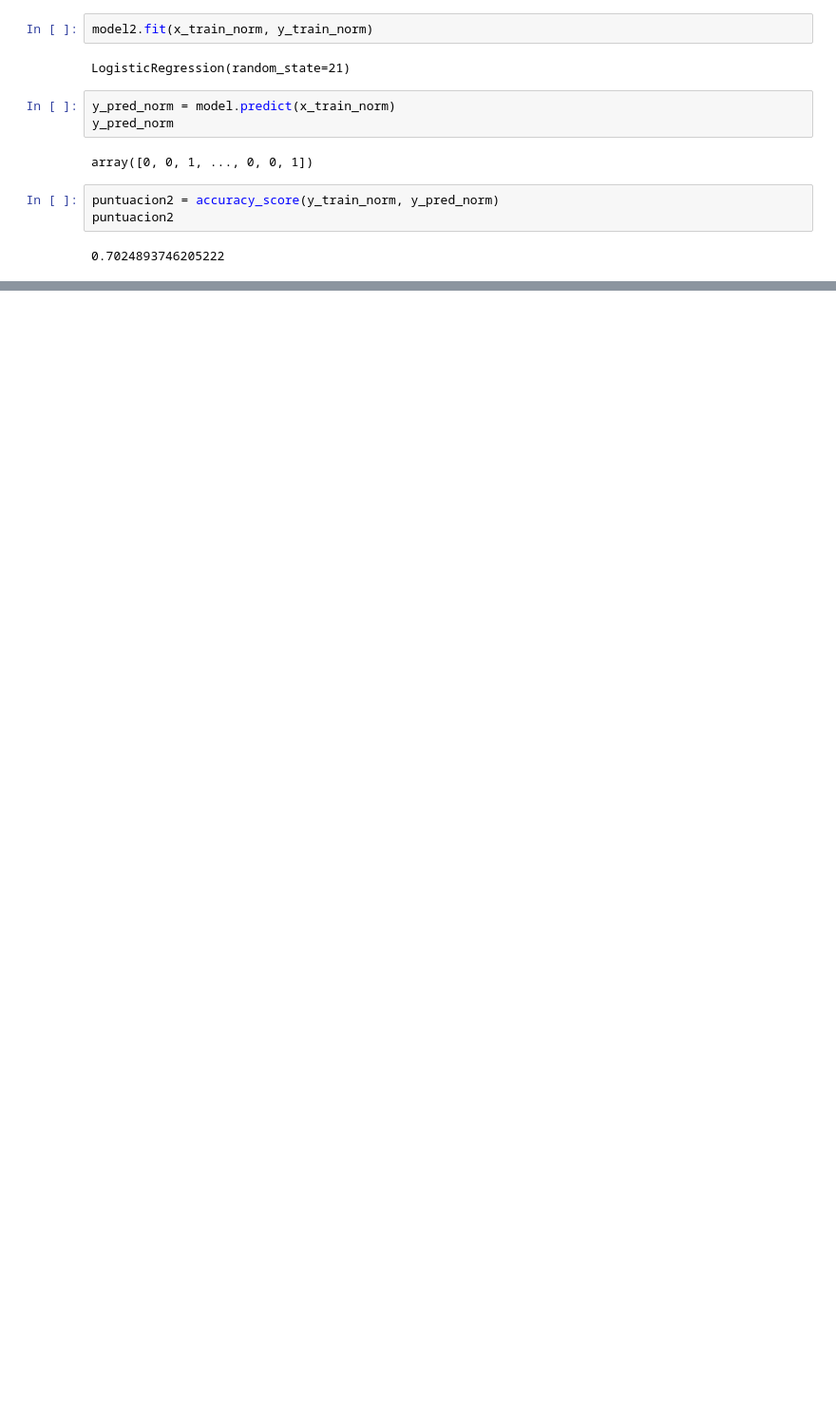
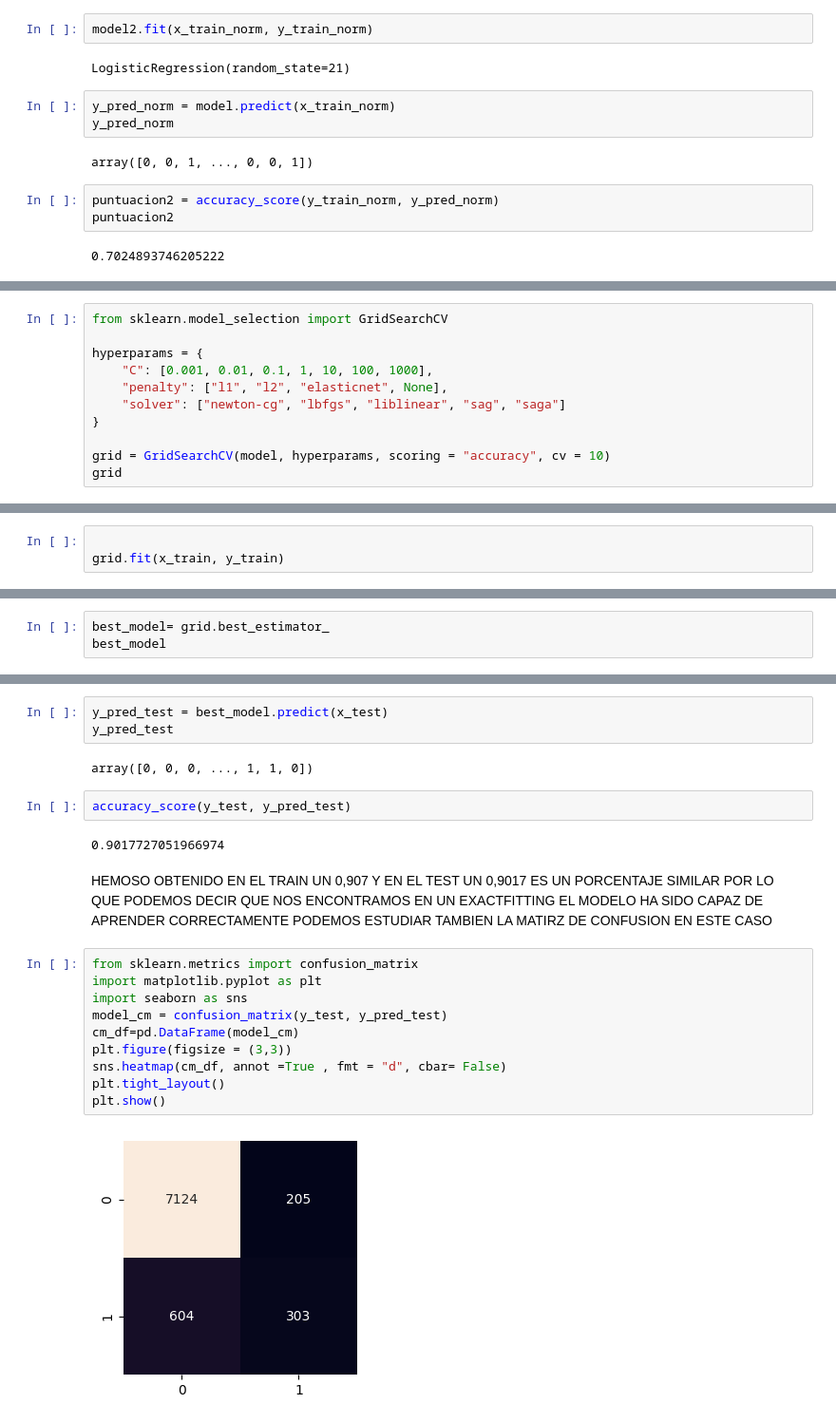
Before and after one commit to SOOFIALOZA/machinelearning, a Jupyter notebook: src/ML.ipynb, the cells around one changed output, grey strips where cells are left out. Shown at 95% size. Cells and saved outputs as stored; diff of their text form; blank space fills up the shorter version.

```diff
--- a/src/ML.ipynb
+++ b/src/ML.ipynb
@@ -102,0 +175,11 @@ puntuacion2
+# %%
+from sklearn.model_selection import GridSearchCV
+
+hyperparams = {
+    "C": [0.001, 0.01, 0.1, 1, 10, 100, 1000],
+    "penalty": ["l1", "l2", "elasticnet", None],
+    "solver": ["newton-cg", "lbfgs", "liblinear", "sag", "saga"]
+}
+
+grid = GridSearchCV(model, hyperparams, scoring = "accuracy", cv = 10)
+grid
@@ -102,0 +193,3 @@ puntuacion2
+# %%
+
+grid.fit(x_train, y_train)
@@ -102,0 +207,3 @@ puntuacion2
+# %%
+best_model= grid.best_estimator_
+best_model
@@ -102,0 +224,25 @@ puntuacion2
+# %%
+y_pred_test = best_model.predict(x_test)
+y_pred_test
+# %% [output]
+array([0, 0, 0, ..., 1, 1, 0])
+# %%
+accuracy_score(y_test, y_pred_test)
+# %% [output]
+0.9017727051966974
+# %% [markdown]
+HEMOSO OBTENIDO EN EL TRAIN UN 0,907 Y EN EL TEST UN 0,9017
+ES UN PORCENTAJE SIMILAR POR LO QUE PODEMOS DECIR QUE NOS ENCONTRAMOS EN UN EXACTFITTING EL MODELO HA SIDO CAPAZ DE APRENDER CORRECTAMENTE
+PODEMOS ESTUDIAR TAMBIEN LA MATIRZ DE CONFUSION EN ESTE CASO
+# %%
+from sklearn.metrics import confusion_matrix
+import matplotlib.pyplot as plt
+import seaborn as sns
+model_cm = confusion_matrix(y_test, y_pred_test)
+cm_df=pd.DataFrame(model_cm)
+plt.figure(figsize = (3,3))
+sns.heatmap(cm_df, annot =True , fmt = "d", cbar= False)
+plt.tight_layout()
+plt.show()
+# %% [output]
+[figure, added]
```
Also changed, not shown: parts of 20 cells of this notebook, 8 other files.
